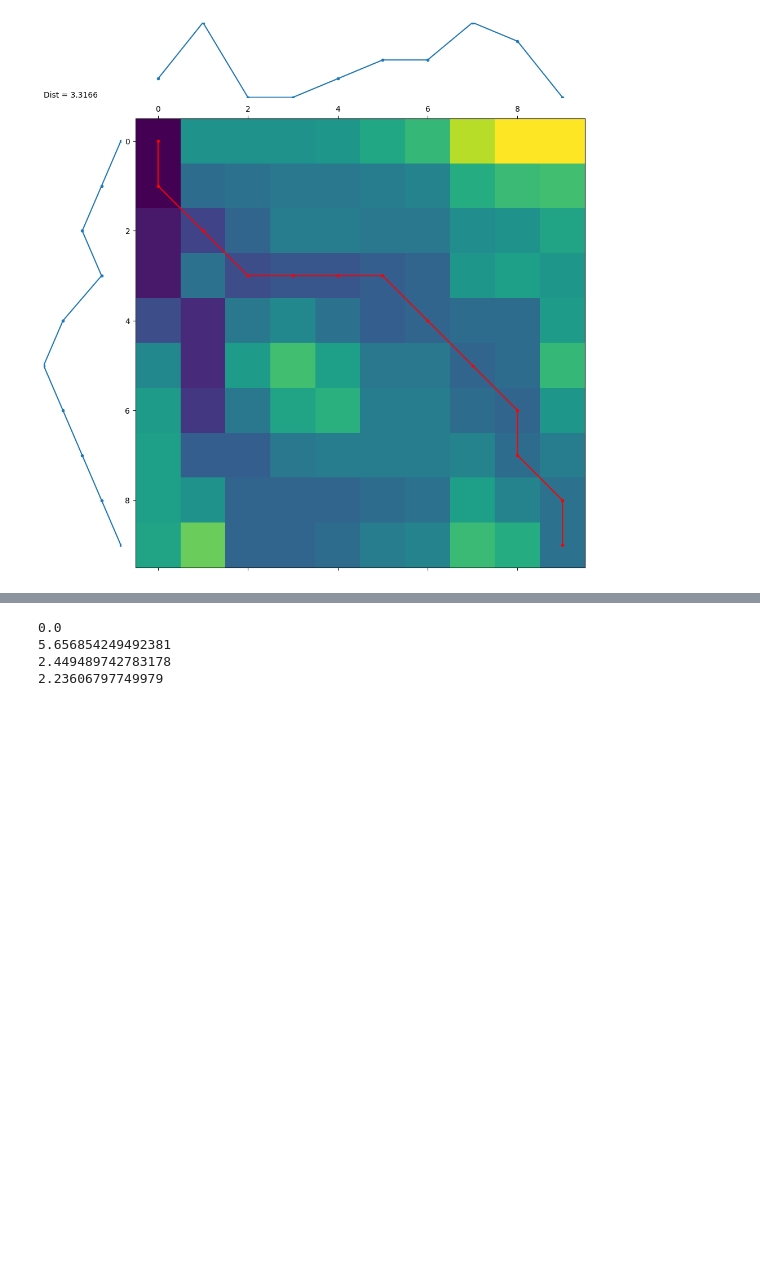
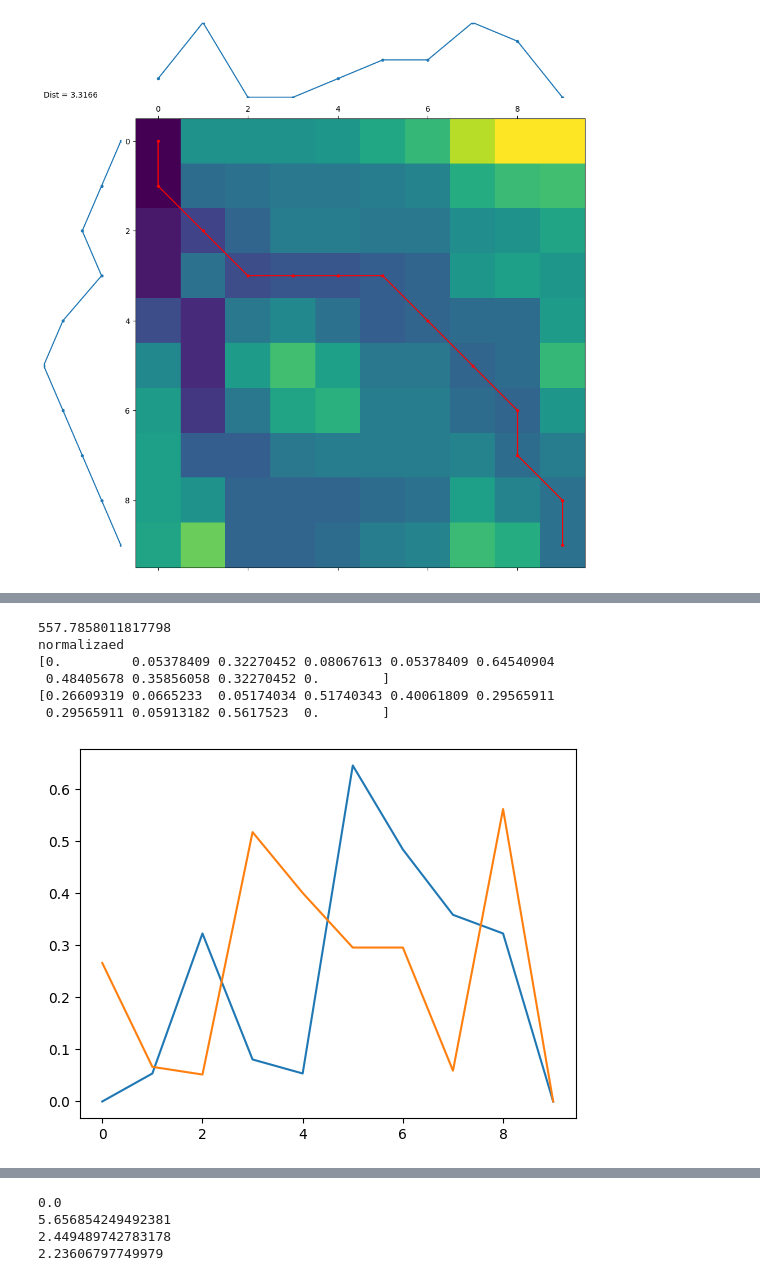
Before and after one commit to fravian99/Deteccion-de-ejercicios-en-videos-de-rehabilitacion, a Jupyter notebook: src/pruebas/notebooks/pruebas_dtw.ipynb, the cells around one changed output, grey strips where cells are left out. Saved outputs shown, nothing was run; the diff lists cells and outputs as text; code cells hidden in the pictures; blank space fills up the shorter version.

```diff
--- a/src/pruebas/notebooks/pruebas_dtw.ipynb
+++ b/src/pruebas/notebooks/pruebas_dtw.ipynb
@@ -55,0 +76,26 @@ dtwvis.plot_warpingpaths(sequence1, sequence2, paths, best_path)
+# %%
+normalize = lambda angles :  angles/np.linalg.norm(angles)
+
+print(np.linalg.norm(sequence1))
+
+normalized_sequence1 = normalize(sequence1)
+normalized_sequence2 = normalize(sequence2)
+
+normalized_distance, normalized_paths = dtw.warping_paths(normalized_sequence1, normalized_sequence2)
+normalized_best_path = dtw.best_path(normalized_paths)
+
+print("normalizaed")
+print(normalized_sequence1)
+print(normalized_sequence2)
+
+plt.plot(normalized_sequence1)
+plt.plot(normalized_sequence2)
+plt.show()
+# %% [output]
+557.7858011817798
+normalizaed
+[0.         0.05378409 0.32270452 0.08067613 0.05378409 0.64540904
+ 0.48405678 0.35856058 0.32270452 0.        ]
+[0.26609319 0.0665233  0.05174034 0.51740343 0.40061809 0.29565911
+ 0.29565911 0.05913182 0.5617523  0.        ]
+[figure, added]
```
Also changed, not shown: parts of 13 cells of this notebook.
